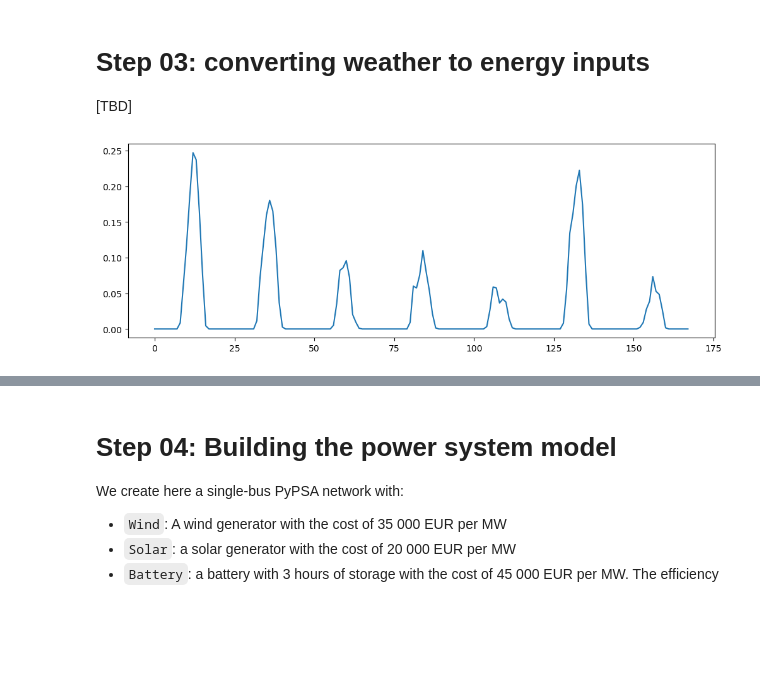
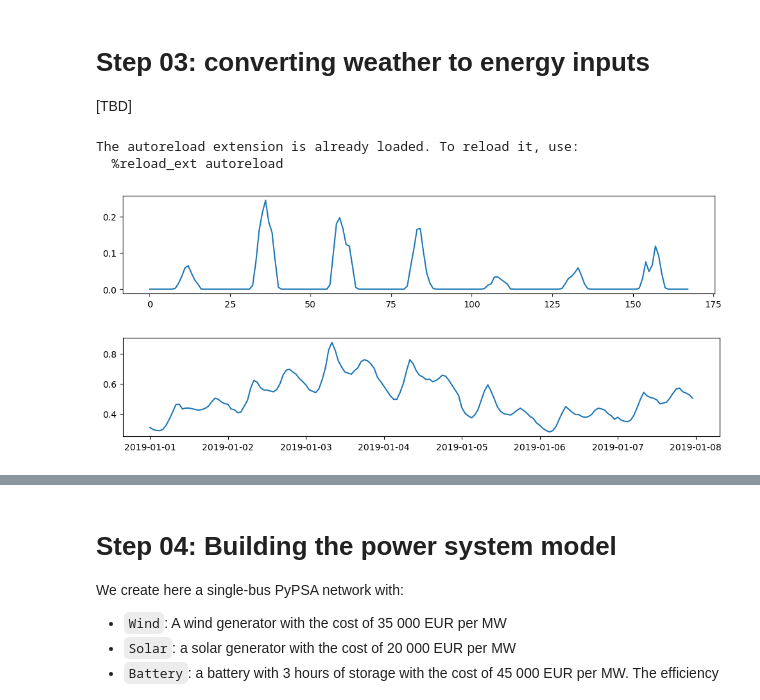
Before and after one commit to matteodefelice/energy-climate-cookbook, a Jupyter notebook: notebooks/2026.model_with_zarr.ipynb, the cells around one changed output, grey strips where cells are left out. Drawn from its saved outputs; the diff is of its cells as text; code cells hidden in the pictures; blank space fills up the shorter version.

Commit message:
updating adding efficiency and plotting.

```diff
--- a/notebooks/2026.model_with_zarr.ipynb
+++ b/notebooks/2026.model_with_zarr.ipynb
@@ -17,7 +18,7 @@ The used model is PyPSA: [an open-source power system model](https://pypsa.org/)
 # %%
 import xarray as xr
 lat, lon = 50, 10
-year = '2020'
+year = '2019'
 token = "edh_pat_28142c8f3482fac46fabc58594bca5ace512a01ddceeca0799aaf19c264f80601547ea019347ac9b0b4c2f10dcb6da77"
 
 e5 = xr.open_dataset(
@@ -33,16 +34,12 @@ e5 = xr.open_dataset(
 e5
 tas = e5['t2m'].compute() - 273.15
 ssr = e5['ssrd'].compute()
-# ssr
-
-# dem = pd.read_parquet('../data/ERA5_full_demand_all_countries_2000_2019_hourly.parquet')
-# pv  = pd.read_parquet('../data/ERA5_solar_power_capacity_factor_all_countries_2000_2019_hourly.parquet')
-# win = pd.read_parquet('../data/ERA5_wind_power_capacity_factor_all_countries_2000_2019_inclusive.parquet')
-# dem.head()
 # %% [markdown]
 # Step 03: converting weather to energy inputs
 [TBD]
 # %%
+%load_ext autoreload
+%autoreload 2
 import conversion
 
 # Output pandas data frame
@@ -62,12 +59,22 @@ pv = conversion.pv_capacity_factor(
     G = ssr.to_pandas().values/3600,
     T_air = tas.to_pandas()._values,
     gamma=-0.005, NOCT=45.0)
+
+eff = conversion.water_cooling_efficiency(T_air=tas.to_pandas()._values)
+# %% [output]
+The autoreload extension is already loaded. To reload it, use:
+  %reload_ext autoreload
 # %%
 import matplotlib.pyplot as plt
 
-fig = plt.figure(figsize=(12, 4))
+fig = plt.figure(figsize=(12, 2))
 plt.plot(pv[0:168])
-# plt.plot(selected_win)
 plt.show()
 # %% [output]
-[figure, old version]
+[figure, new version]
+# %%
+fig = plt.figure(figsize=(12, 2))
+plt.plot(dem['demand_normalized'][0:168])
+plt.show()
+# %% [output]
+[figure, added]
```
Also changed, not shown: parts of 12 cells of this notebook, 1 other file.
